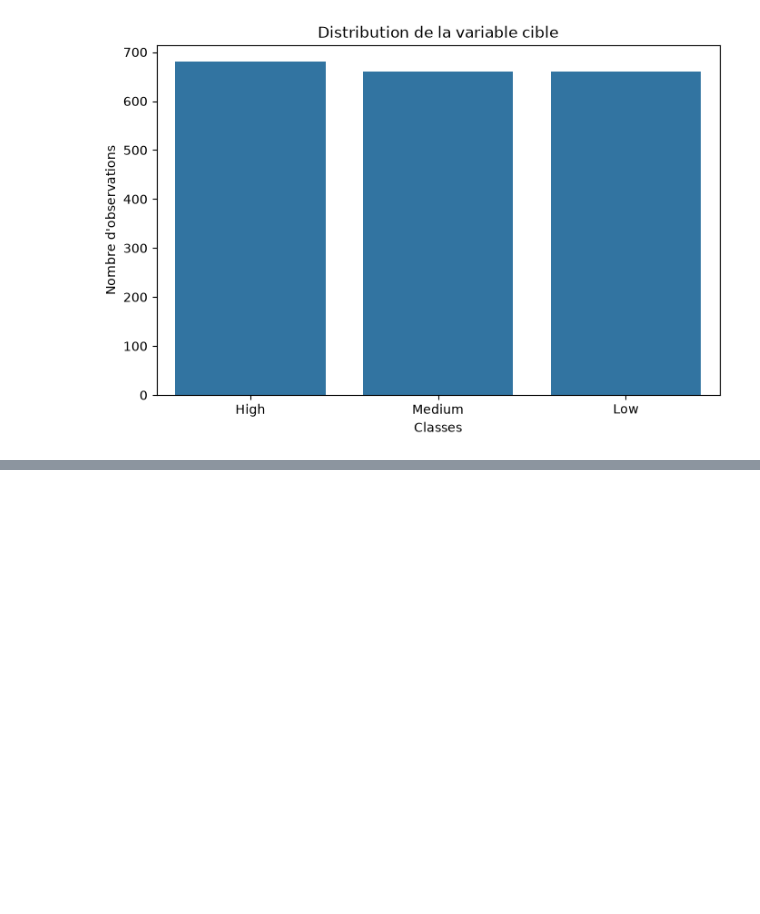
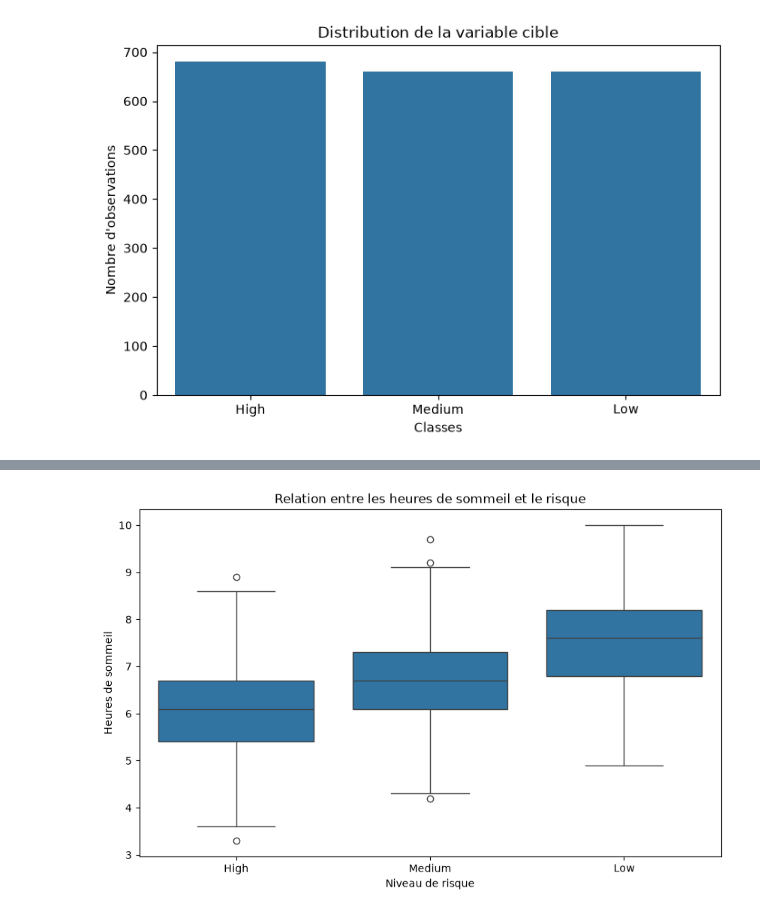
Before and after one commit to Yassinenmila/PsychoTrack, a Jupyter notebook: src/explore.ipynb, the cells around one changed output, grey strips where cells are left out. Cells and saved outputs as stored; diff of their text form; code cells hidden in the pictures; blank space fills up the shorter version.

Commit message:
end the preprossesing de la data

```diff
--- a/src/explore.ipynb
+++ b/src/explore.ipynb
@@ -220,3 +200,7 @@ plt.ylabel("Nombre d'observations")
 plt.show()
 # %% [output]
 [figure]
+# %%
+target = 'Mental_Health_Risk'
+
+df.groupby(target).mean(numeric_only=True).T
@@ -222,0 +219,16 @@ plt.show()
+# %%
+plt.figure(figsize=(10, 6))
+
+sns.boxplot(
+    data=df,
+    x=target,
+    y='Sleep_Hours'
+)
+
+plt.title('Relation entre les heures de sommeil et le risque')
+plt.xlabel('Niveau de risque')
+plt.ylabel('Heures de sommeil')
+
+plt.show()
+# %% [output]
+[figure, added]
```
Also changed, not shown: parts of 2 cells of this notebook, 1 other file.
